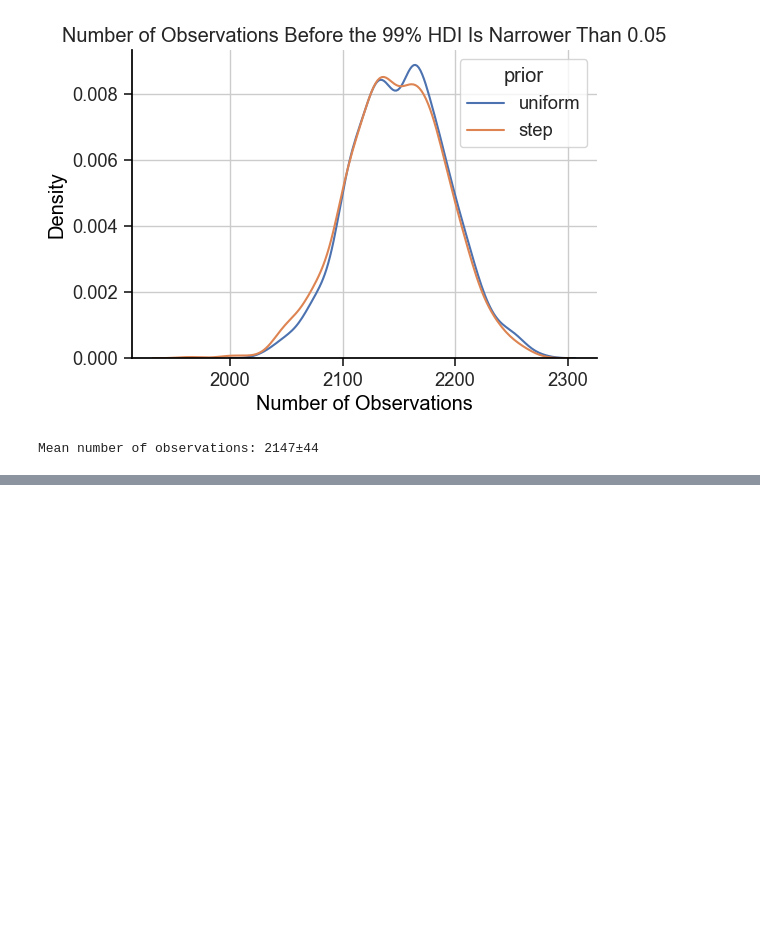
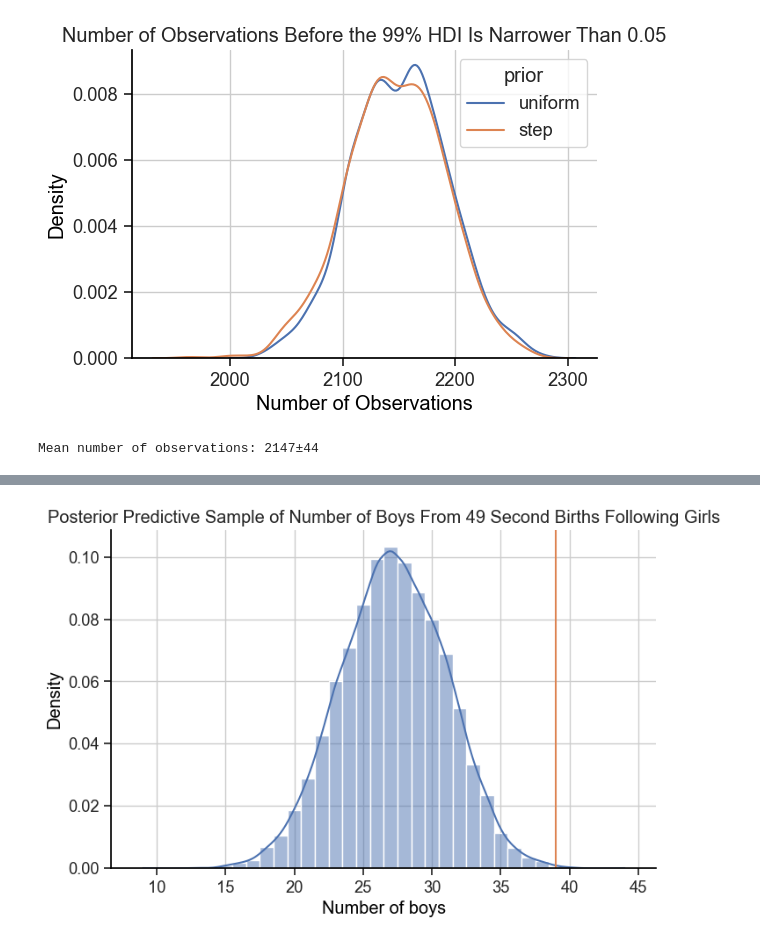
Before and after one commit to chris-leonard/statistical-rethinking, a Jupyter notebook: notes/chapter_3.ipynb, the cells around one changed output, grey strips where cells are left out. Cells and saved outputs as stored; diff of their text form; code cells hidden in the pictures; blank space fills up the shorter version.

```diff
--- a/notes/chapter_3.ipynb
+++ b/notes/chapter_3.ipynb
@@ -582,0 +722,23 @@ Mean number of observations: 2147±44
+# %%
+# restrict to second births where the first birth was female
+girl_first_idx = np.where(birth1 == 0)[0]
+girl_first_birth2 = birth2[girl_first_idx]
+
+n_girl_first = girl_first_idx.shape[0]
+n_girl_first_boy_second = girl_first_birth2.sum()
+
+# posterior predictive
+pp_samples = stats.binom.rvs(n=n_girl_first, p=samples, size=n_samples)
+
+# plot
+fig, ax = plt.subplots(figsize=(8, 5))
+
+sns.histplot(pp_samples, discrete=True, kde=True, stat="density")
+ax.axvline(n_girl_first_boy_second, color=colors[1])
+
+ax.set(
+    xlabel="Number of boys",
+    title="Posterior Predictive Sample of Number of Boys From 49 Second Births Following Girls",
+);
+# %% [output]
+[figure, added]
```
Also changed, not shown: parts of 20 cells of this notebook.
